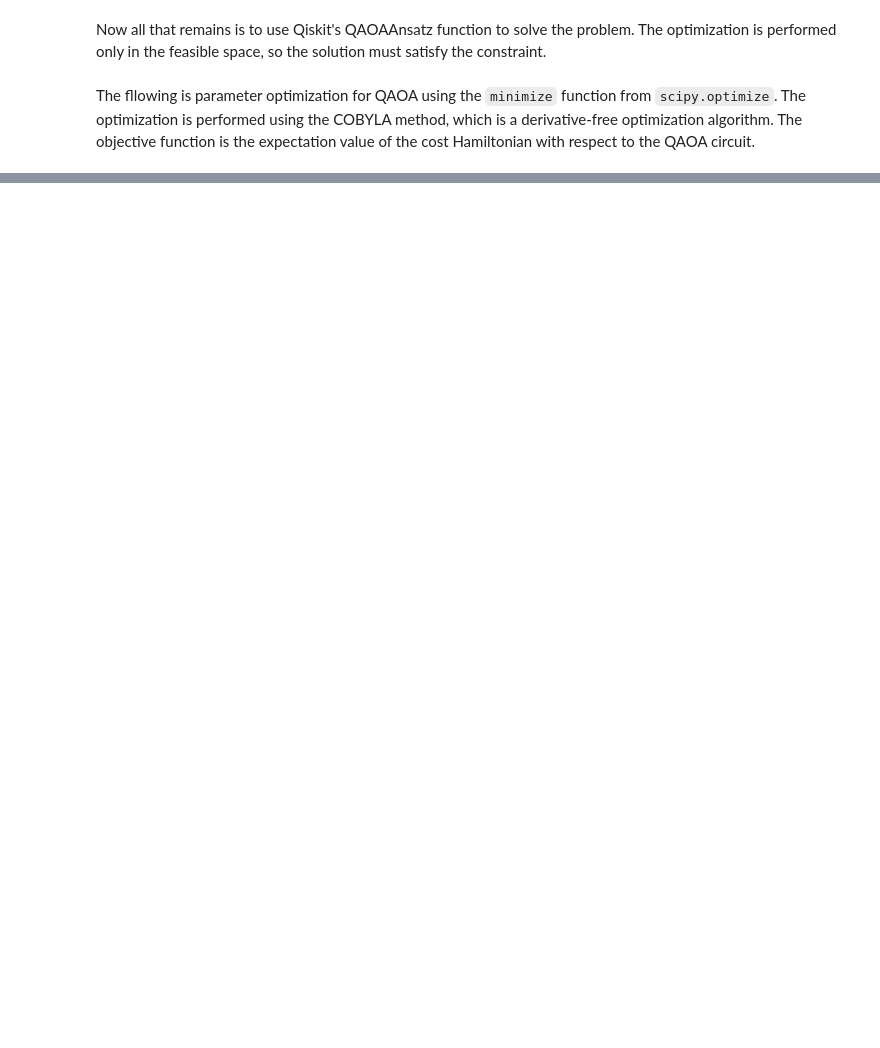
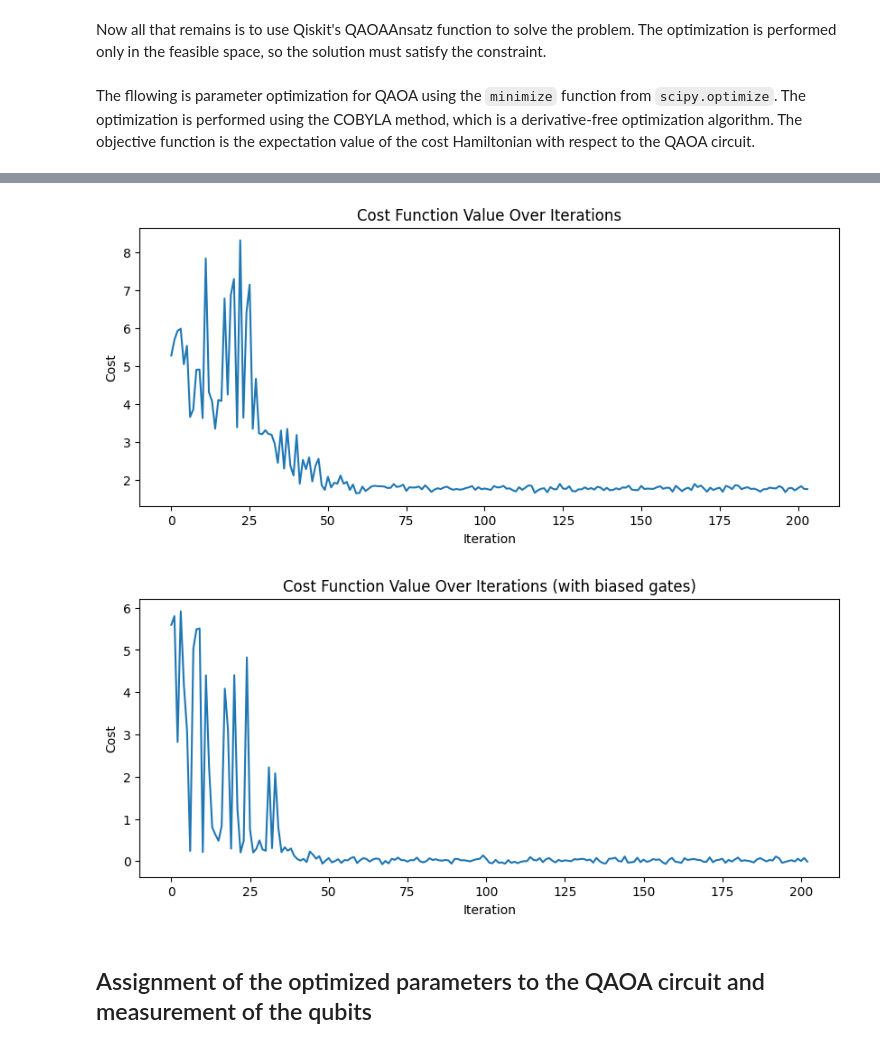
Before and after one commit to PiPevafo/QTG-QAOA_for_QKP, a Jupyter notebook: summary.ipynb, the cells around one changed output, grey strips where cells are left out. Cells and saved outputs as stored; diff of their text form; code cells hidden in the pictures; blank space fills up the shorter version.

```diff
--- a/summary.ipynb
+++ b/summary.ipynb
@@ -243,0 +252,13 @@ plt.show()
+# %%
+objective_func_vals_biased = []
+
+result_biased = minimize(
+    cost_func_estimator,
+    init_params,
+    args=(qaoa_biased, cost_hamiltonian, estimator, objective_func_vals_biased),
+    method="COBYLA",
+    tol=1e-10,
+    options={'maxiter': 5000}
+)
+
+print("Optimization Result with biased gates:\n", result_biased)
@@ -244 +275,23 @@ plt.show()
+# %%
+import matplotlib.pyplot as plt
+
+plt.figure(figsize=(10, 4))
+plt.plot(objective_func_vals)
+plt.xlabel("Iteration")
+plt.ylabel("Cost")
+plt.title("Cost Function Value Over Iterations")
+plt.show()
+
+
+plt.figure(figsize=(10, 4))
+plt.plot(objective_func_vals_biased)
+plt.xlabel("Iteration")
+plt.ylabel("Cost")
+plt.title("Cost Function Value Over Iterations (with biased gates)")
+plt.show()
+# %% [output]
+[figure, added]
+[figure, added]
+# %% [markdown]
+## Assignment of the optimized parameters to the QAOA circuit and measurement of the qubits
 # %%
```
Also changed, not shown: parts of 30 cells of this notebook, 9 other files.
